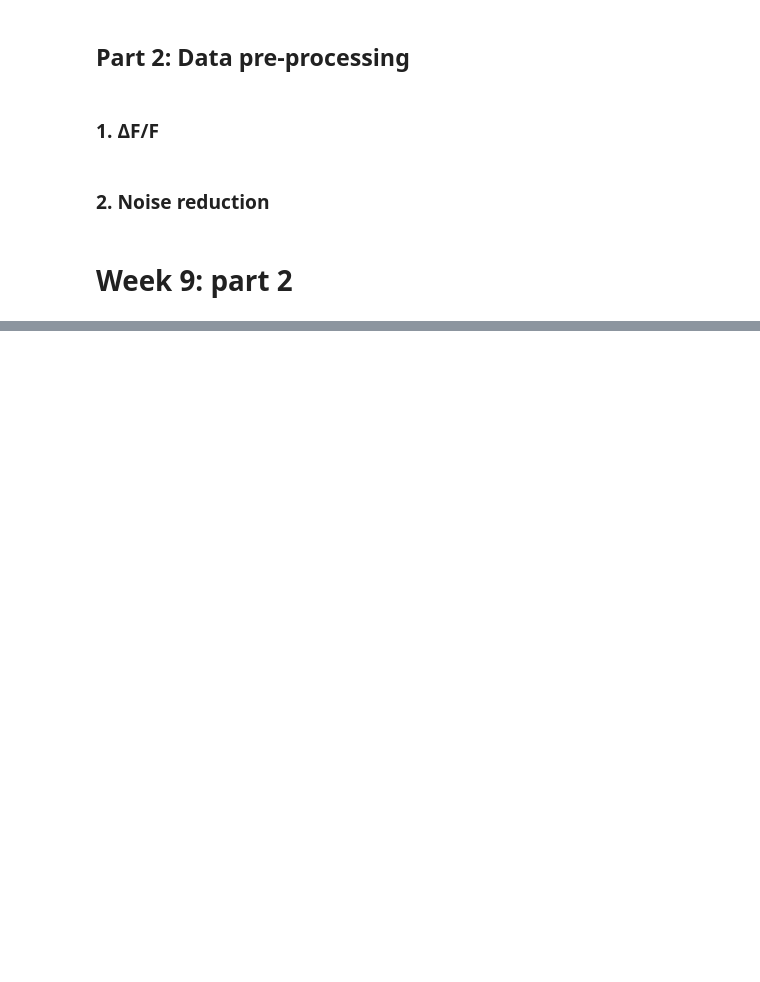
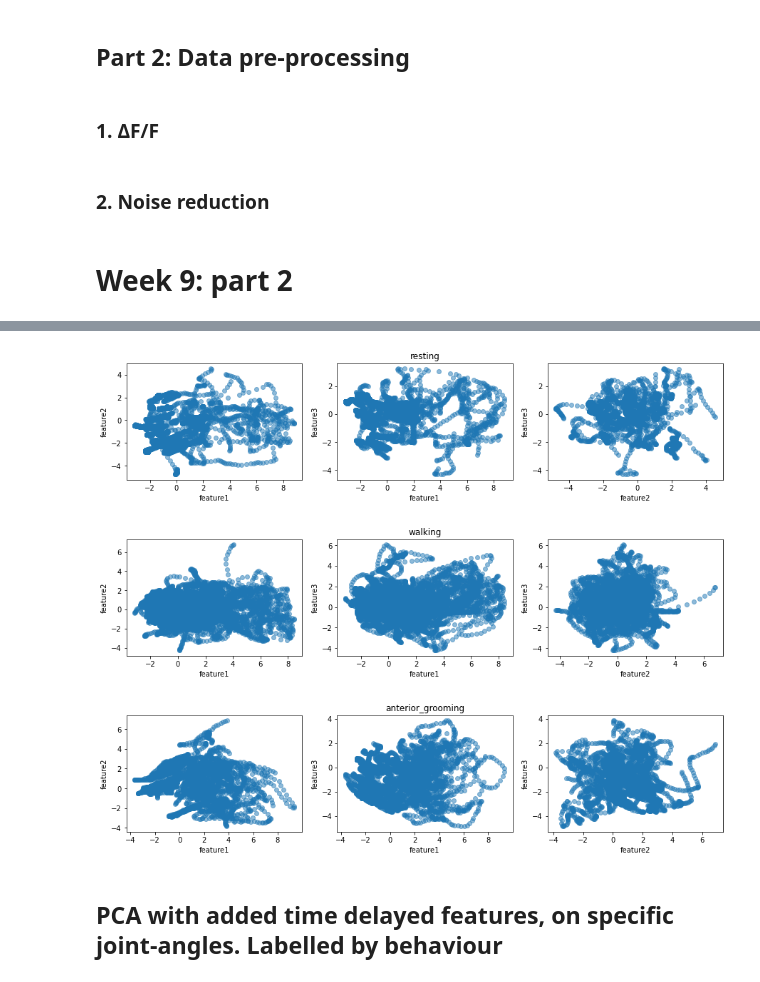
Before and after one commit to Blaise-g/super-duper-Cobar, a Jupyter notebook: Hila.ipynb, the cells around one changed output, grey strips where cells are left out. Saved outputs shown, nothing was run; the diff lists cells and outputs as text; code cells hidden in the pictures; blank space fills up the shorter version.

```diff
--- a/Hila.ipynb
+++ b/Hila.ipynb
@@ -271,0 +282,34 @@ ax[0].legend(beh_label)
+# %%
+# colour each dot corresponding to its manual label
+
+beh_label = ["resting", "walking", "anterior_grooming", "abdominal_grooming", "antennal_grooming", "hindleg_grooming", "foreleg_grooming", "eye_grooming"]
+
+#remove first 4 lines due to time shift
+beh_df_dyn = beh_signals_trial_i.iloc[time_delay:]
+
+for i in np.arange(len(beh_label)):
+    select_indices = np.where(beh_df_dyn["Manual"] == beh_label[i])
+    #if selected indices not empty
+    if np.size(select_indices):
+        fig, ax = plt.subplots(nrows = 1, ncols = 3, figsize = (15,3))
+        ax[0].scatter(B_new[select_indices,0], B_new[select_indices,1], alpha = 0.5)
+        ax[1].scatter(B_new[select_indices,0], B_new[select_indices,2], alpha = 0.5)
+        ax[2].scatter(B_new[select_indices,1], B_new[select_indices,2], alpha = 0.5)
+
+        ax[0].set_xlabel('feature' + str(1))
+        ax[1].set_xlabel('feature' + str(1))
+        ax[2].set_xlabel('feature' + str(2))
+
+        ax[0].set_ylabel('feature' + str(2))
+        ax[1].set_ylabel('feature' + str(3))
+        ax[2].set_ylabel('feature' + str(3))
+        ax[1].set_title(str(beh_label[i]))
+
+#labels = ['trial_' + str(i+1) for i in range(12)]
+#ax[0].legend(beh_label)
+# %% [output]
+[figure, added]
+[figure, added]
+[figure, added]
+# %% [markdown]
+## PCA with added time delayed features, on specific joint-angles. Labelled by behaviour
```
Also changed, not shown: parts of 11 cells of this notebook, 1 other file.
